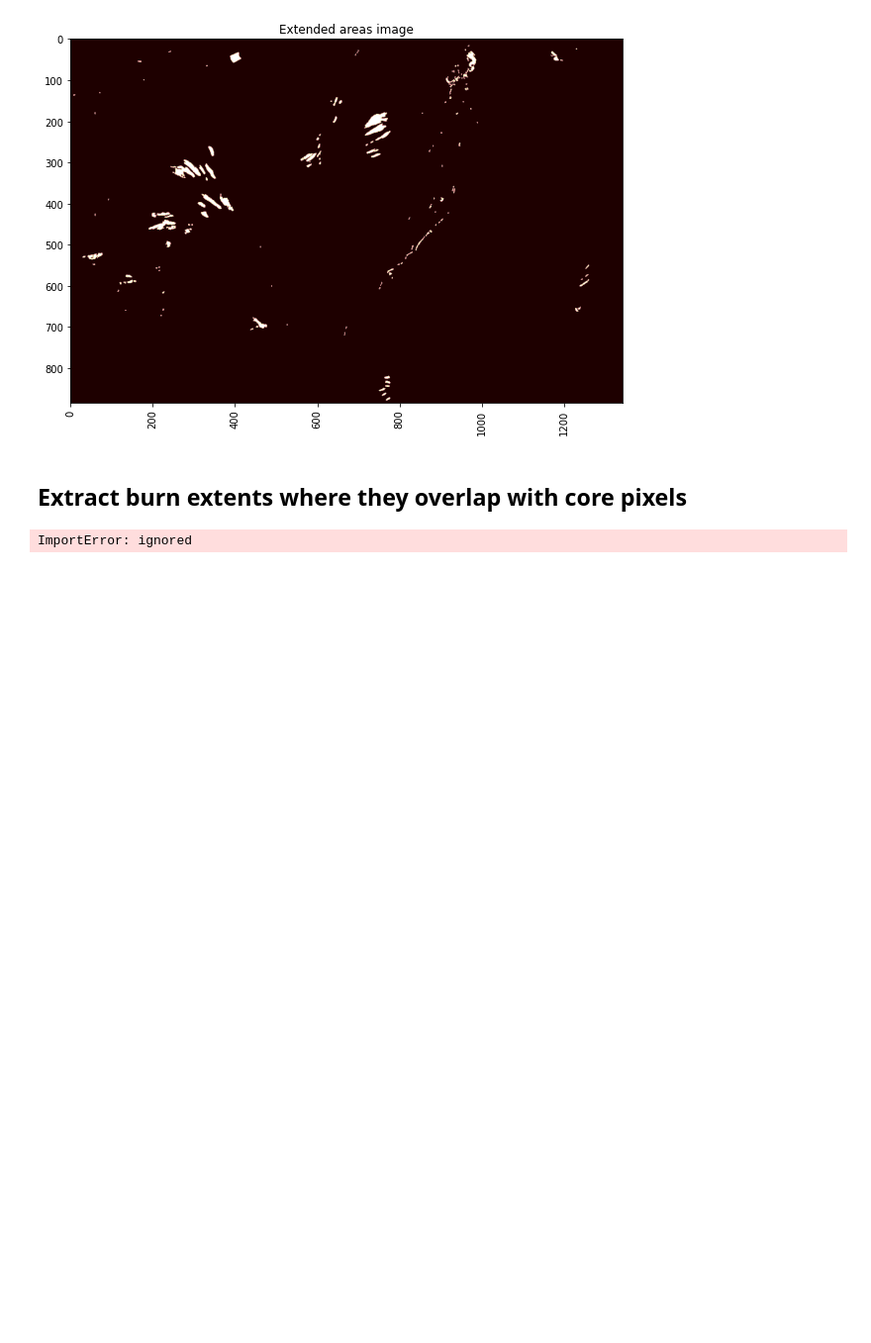
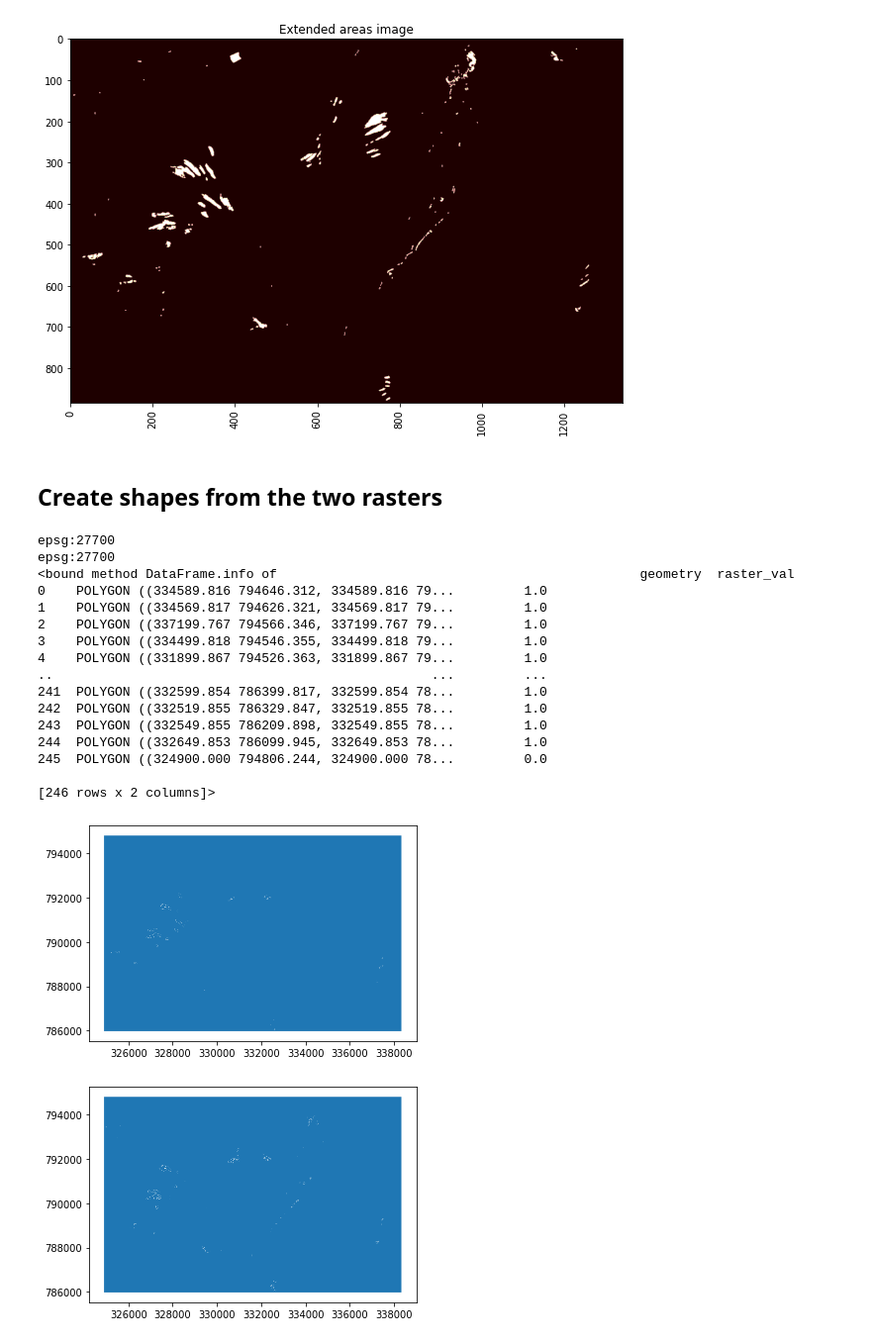
Before and after one commit to duncansnh/burn-mapping, a Jupyter notebook: CUU_burn_extent_image_thresholding.ipynb, the cells around one changed output. Shown at 99% size. Cells and saved outputs as stored; diff of their text form; code cells hidden in the pictures; blank space fills up the shorter version.

```diff
--- a/CUU_burn_extent_image_thresholding.ipynb
+++ b/CUU_burn_extent_image_thresholding.ipynb
@@ -195,12 +240,12 @@ rotatexlabels = plt.setp(ax.get_xticklabels(),rotation=90) #rotate x tick labels
 # %% [output]
 [figure]
 [figure]
-# %% [markdown]
-## Extract burn extents where they overlap with core pixels
+# %% [markdown]
+## Create shapes from the two rasters
 # %%
 # code adapted from https://github.com/mapbox/rasterio/blob/fb93a6425c17f25141ad308cee7263d0c491a0a9/examples/rasterio_polygonize.py
 
-# create shapes from numpy array (the transform argument from the original image is essential otherwise
+# create shapes from numpy array (IMPORTANT: the transform argument from the original image is essential otherwise
 # image coordinates rather than BNG coordinates are used for the features )
 # NB 'shapes' from rasterio' creates geoJSON generator objects
 # TODO would be better written as a function
@@ -212,63 +257,49 @@ coreShapes = (
 
 coreShapesGeoms = list(coreShapes)
 # convert geoJSON objects to a geopandas data frame
 gpd_coreShapes  = gpd.GeoDataFrame.from_features(coreShapesGeoms)
 
 # it has no projection though so this is defined
 gpd_coreShapes = gpd_coreShapes.set_crs(epsg=27700)
 
 # check it looks ok and crs has been set
 gpd_coreShapes.plot()
 print(gpd_coreShapes.crs)
 
-#### now tdo the same for extended burn areas ####
+#### now do the same for extended burn areas ####
 extendShapes = (
             {'properties': {'raster_val': v}, 'geometry': s}
             for i, (s, v)
             in enumerate(
                 shapes(sievedExtendArray, transform=s2.transform)))
 
 extendShapesGeoms = list(extendShapes)
 # convert geoJSON objects to a geopandas data frame
 gpd_extendShapes  = gpd.GeoDataFrame.from_features(extendShapesGeoms)
 
 # it has no projection though so this is defined
 gpd_extendShapes = gpd_extendShapes.set_crs(epsg=27700)
 
 # check it looks ok and crs has been set
 gpd_extendShapes.plot()
 print(gpd_extendShapes.crs)
 print(gpd_extendShapes.info)
-
-# subset to only include those polys with a value of 1
-gpd_extendBurnShapes = gpd_extendShapes[gpd_extendShapes["raster_val"] == 1.0]
-print(gpd_extendBurnShapes.info)
-
-gpd_coreBurnShapes = gpd_coreShapes[gpd_coreShapes["raster_val"] == 1.0]
-print(gpd_coreBurnShapes.type)
-
-# now we need to overlap the two and create a dataset of all extended burn areas
-# that extend at least partially over core burn areas
-
-### set up spatial index libraries for geopandas ###
-!apt-get install -qq curl g++ make
-!curl -L http://download.osgeo.org/libspatialindex/spatialindex-src-1.8.5.tar.gz | tar xz
-os.chdir('spatialindex-src-1.8.5')
-!./configure
-!make
-!make install
-!easy_install Rtree
-!ldconfig
-import rtree
-
-#####
-
-gpd_finalShapes = gpd.sjoin(gpd_extendBurnShapes, gpd_coreBurnShapes, how="inner", op='within')
-
-gpd_finalShapes = gpd_extendBurnShapes[gpd_extendBurnShapes.within(gpd_coreBurnShapes)]
-print(gpd_finalShapes.size)
-print(gpd_finalShapes.info)
-# export to shapefile
-#gpd_coreShapes.to_file(os.path.join(image_dir, outCorePoly), driver='ESRI Shapefile')
 # %% [output]
-ImportError: ignored
+epsg:27700
+epsg:27700
+<bound method DataFrame.info of                                               geometry  raster_val
+0    POLYGON ((334589.816 794646.312, 334589.816 79...         1.0
+1    POLYGON ((334569.817 794626.321, 334569.817 79...         1.0
+2    POLYGON ((337199.767 794566.346, 337199.767 79...         1.0
+3    POLYGON ((334499.818 794546.355, 334499.818 79...         1.0
+4    POLYGON ((331899.867 794526.363, 331899.867 79...         1.0
+..                                                 ...         ...
+241  POLYGON ((332599.854 786399.817, 332599.854 78...         1.0
+242  POLYGON ((332519.855 786329.847, 332519.855 78...         1.0
+243  POLYGON ((332549.855 786209.898, 332549.855 78...         1.0
+244  POLYGON ((332649.853 786099.945, 332649.853 78...         1.0
+245  POLYGON ((324900.000 794806.244, 324900.000 78...         0.0
+
+[246 rows x 2 columns]>
+[figure, added]
+[figure, added]
```
Also changed, not shown: parts of 10 cells of this notebook.
